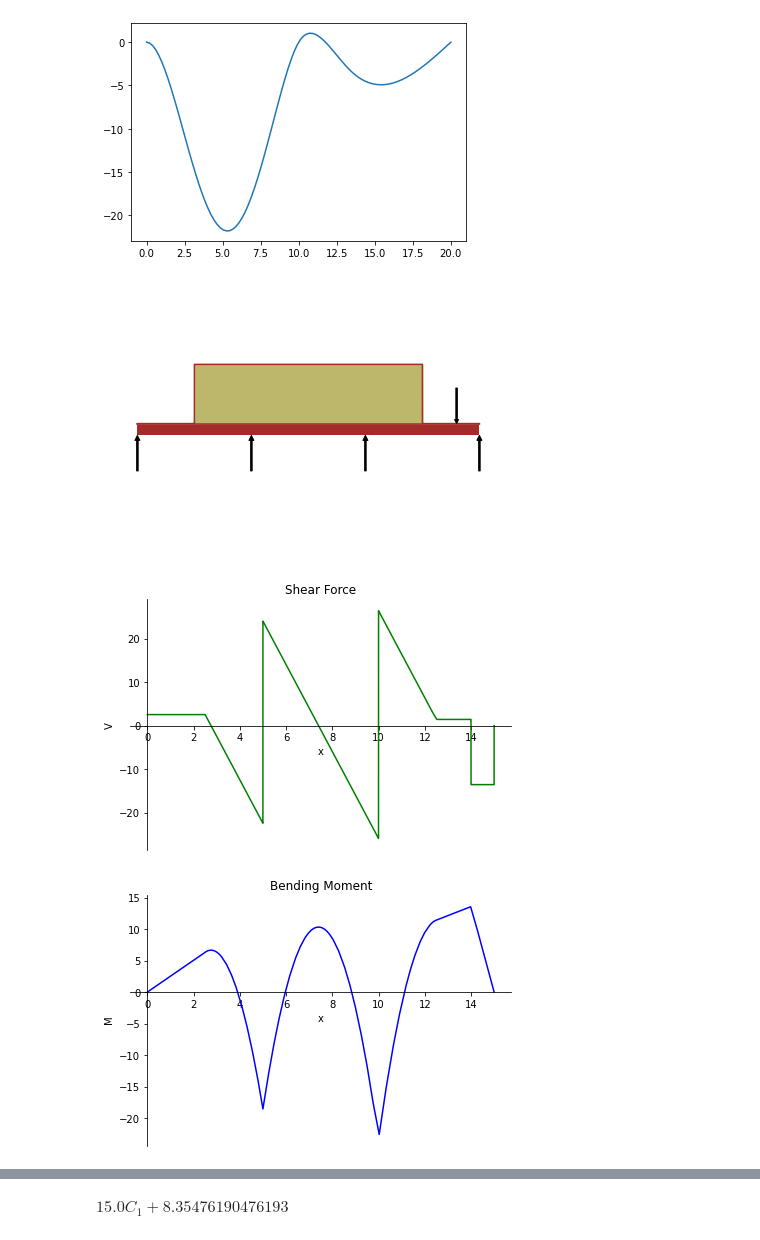
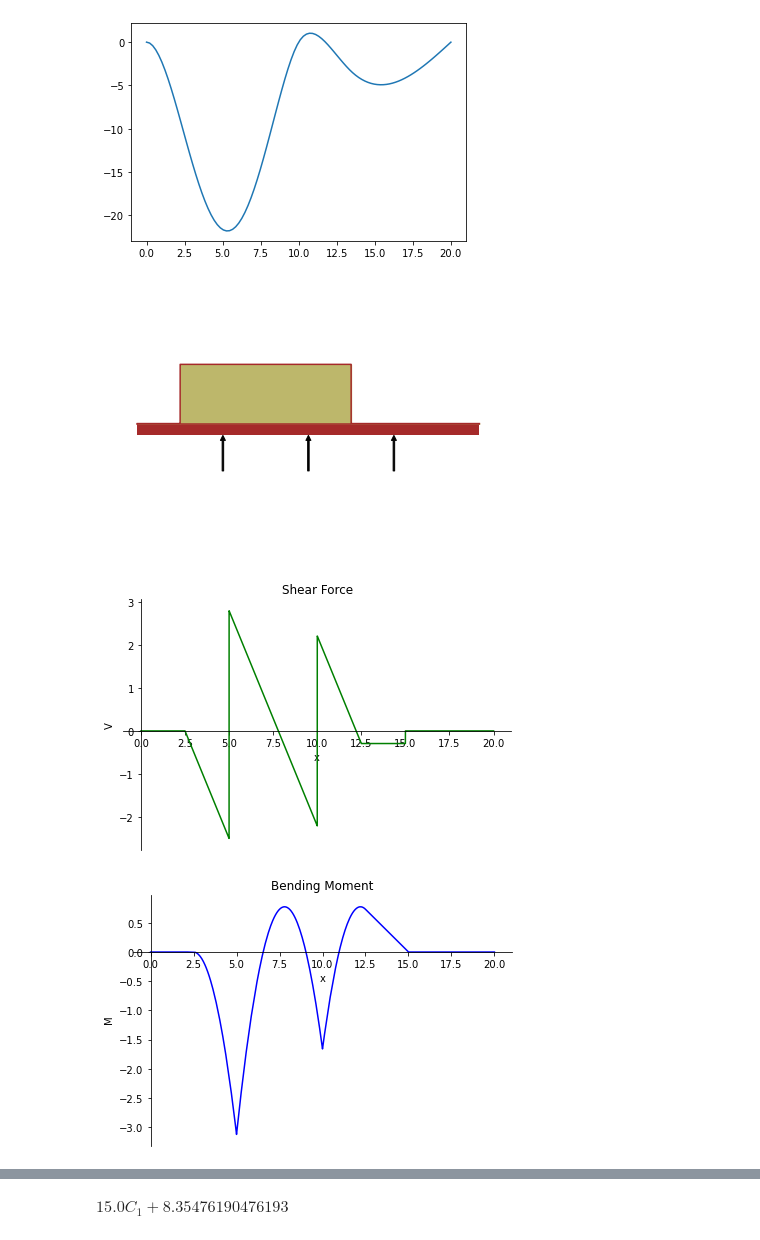
Before and after one commit to abhimhamane/structural_streamlit, a Jupyter notebook: stream.ipynb, the cells around one changed output, grey strips where cells are left out. Cells and saved outputs as stored; diff of their text form; code cells hidden in the pictures.

```diff
--- a/stream.ipynb
+++ b/stream.ipynb
@@ -356,16 +356,16 @@ plt.plot(ax_x, defl_val)
 [<matplotlib.lines.Line2D at 0x...>]
 [figure]
 # %%
-L = 15.0
+L = 20.0
 E = 25000
 I = 0.000525
 
 ## Continuous Beam ##
 cont_beam = Beam(L, E,I)
-left_sprt = "Roller"
-right_sprt = "Roller"
+left_sprt = "Free"
+right_sprt = "Free"
 
-num_spans = 3
+num_spans = 4
 num_sprts = num_spans + 1
 sprt_spacing = L/num_spans
 
@@ -373,13 +373,13 @@ sprt_locations = list(np.linspace(0, L, num_sprts))
 
 beam_viz = Beam(L,E,I)
 
-beam_viz.apply_support(0, "roller")
+#beam_viz.apply_support(0, "pin")
 
 
 for loc in sprt_locations[1:-1]:
     beam_viz.apply_support(loc, "roller")
 
-beam_viz.apply_support(L, "roller")
+#beam_viz.apply_support(L, "pin")
 
 #cont_pen = beam_viz.draw()
 #cont_pen.show()
@@ -390,39 +390,39 @@ sprt_order = []
 sprt_start_loc = []
 
 for spr in beam_sprt:
     sprt_symbs.append(spr[0])
     sprt_order.append(spr[2])
     sprt_start_loc.append(spr[1])
 
 for i in range(len(sprt_order)):
     if sprt_order[i] == -1:
         cont_beam.apply_load(sprt_symbs[i], sprt_start_loc[i], -1)
         cont_beam.bc_deflection.append((sprt_start_loc[i], 0))
     elif sprt_order[i] == -2:
         cont_beam.apply_load(sprt_symbs[i], sprt_start_loc[i], -2)
         cont_beam.bc_slope.append((sprt_start_loc[i], 0))
 
 
-cont_beam.apply_load(10, 2.5, 0, 12.5)
-cont_beam.apply_load(15, 14, -1)
+cont_beam.apply_load(1, 2.5, 0, 12.5)
+#cont_beam.apply_load(15, 14, -1)
 
 _pen = cont_beam.draw()
 _pen.show()
 
-cont_beam.solve_for_reaction_loads(sprt_symbs[0], sprt_symbs[1], sprt_symbs[2], sprt_symbs[3])
+cont_beam.solve_for_reaction_loads(sprt_symbs[0], sprt_symbs[1], sprt_symbs[2])
 
 cont_beam.reaction_loads
 cont_beam.plot_shear_force()
 cont_beam.plot_bending_moment()
 #cont_beam.plot_slope()
 
 shear_eqn = cont_beam.shear_force()
 moment_eqn = cont_beam.bending_moment()
 mmt_eq = cont_beam.bending_moment()
 # %% [output]
-[figure, old version]
+[figure, new version]
-[figure, old version]
+[figure, new version]
-[figure, old version]
+[figure, new version]
 # %%
 cont_beam.applied_loads
 # %% [output]
```
Also changed, not shown: parts of 7 cells of this notebook, 3 other files.
